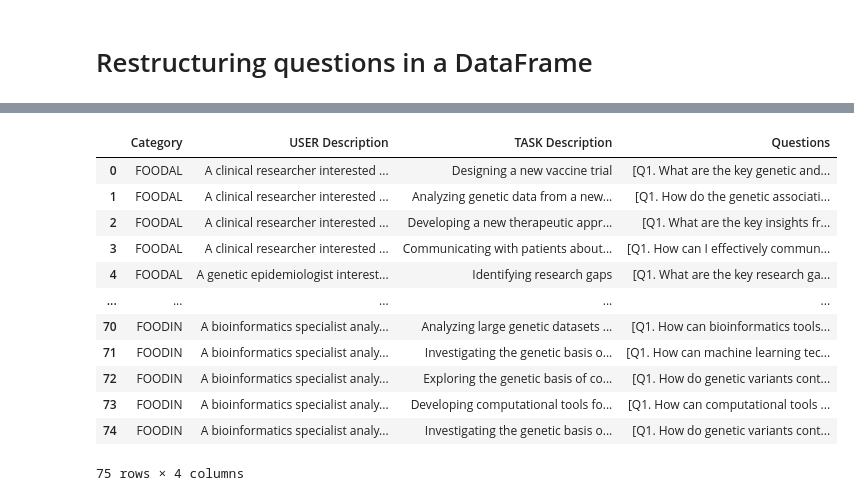
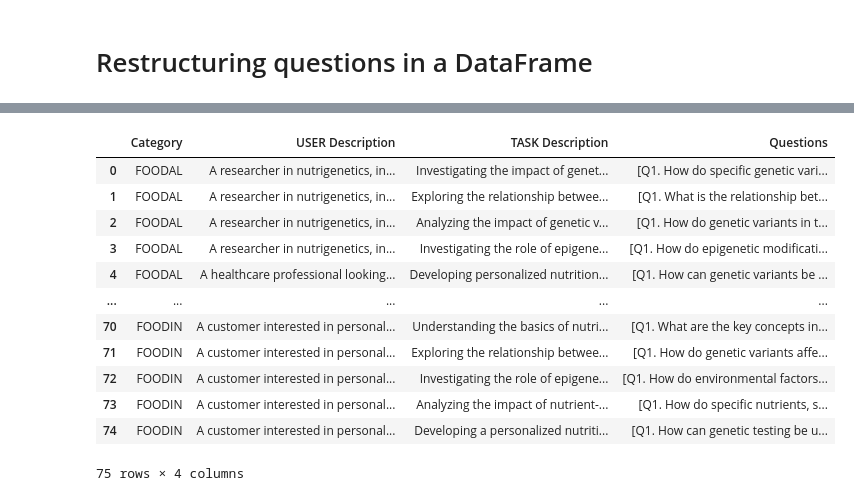
Before and after one commit to johndef64/nutrig-graphrag, a Jupyter notebook: biomedical/question_generation/question_generation_aibio.ipynb, the cells around one changed output, grey strips where cells are left out. Cells and saved outputs as stored; diff of their text form; code cells hidden in the pictures.

```diff
--- a/biomedical/question_generation/question_generation_aibio.ipynb
+++ b/biomedical/question_generation/question_generation_aibio.ipynb
@@ -240,23 +374,32 @@ with open(working_dir+'foodin_answer.txt', 'w') as f:
 K = 3
 N = 5
 M = 5
-working_dir = "/content/drive/MyDrive/workshop-ECAI/"
+# working_dir = "/content/drive/MyDrive/workshop-ECAI/"
 working_dir = os.getcwd() + "/documents_from_working_dataset/"
-with open(working_dir+'foodin_answer.txt', 'r') as file:
-  corpus_description = file.read()
 
-prompt = generate_questions(corpus_description, K, N, M)
+docs_list = [foodal_docs, obwcce_docs, eatbts_docs, vitmin_docs, foodin_docs]
+labels = ["foodal", "obwcce", "eatbts", "vitmin", "foodin"]
 
-chat_completion = client.chat.completions.create(
-    messages=[
-        {
-            "role": "user",
-            "content": prompt
-        }
-    ],
-    model=MODEL,
-)
+for i, doc in enumerate(docs_list):
+  with open(working_dir+f'{labels[i]}_answer.txt', 'r') as file:
+    corpus_description = file.read()
 
-answer = chat_completion.choices[0].message.content
+  prompt = generate_questions(corpus_description, K, N, M)
 
-print(answer)
+  chat_completion = client.chat.completions.create(
+      messages=[
+          {
+              "role": "user",
+              "content": prompt
+          }
+      ],
+      model=MODEL,
+  )
+
+  answer = chat_completion.choices[0].message.content
+
+  print(answer)
+
+  question_dir = os.getcwd() + "/questions_files/"
+  with open(question_dir+f'{labels[i]}_generated_question.txt', 'w') as f:
+    f.write(answer)
@@ -263,7 +497,3 @@ print(answer)
-# %%
-question_dir = os.getcwd() + "/questions_files/"
-with open(question_dir+'foodin_generated_question.txt', 'w') as f:
-  f.write(answer)
 # %% [markdown]
 # Restructuring questions in a DataFrame
 # %%
@@ -364,21 +617,21 @@ df_foodal
 df_combined = pd.concat([df_foodal, df_obwcce, df_eatbts, df_vitmin, df_foodin], ignore_index=True)
 # %%
 
-df_combined.to_pickle("questions_dataframe.pkl")
+df_combined.to_pickle("questions_dataframe_v2.pkl")
 df_combined
 # %% [output]
 |  | Category | USER Description | TASK Description | Questions |
-| 0 | FOODAL | A clinical researcher interested ... | Designing a new vaccine trial | [Q1. What are the key genetic and... |
-| 1 | FOODAL | A clinical researcher interested ... | Analyzing genetic data from a new... | [Q1. How do the genetic associati... |
-| 2 | FOODAL | A clinical researcher interested ... | Developing a new therapeutic appr... | [Q1. What are the key insights fr... |
-| 3 | FOODAL | A clinical researcher interested ... | Communicating with patients about... | [Q1. How can I effectively commun... |
-| 4 | FOODAL | A genetic epidemiologist interest... | Identifying research gaps | [Q1. What are the key research ga... |
+| 0 | FOODAL | A researcher in nutrigenetics, in... | Investigating the impact of genet... | [Q1. How do specific genetic vari... |
+| 1 | FOODAL | A researcher in nutrigenetics, in... | Exploring the relationship betwee... | [Q1. What is the relationship bet... |
+| 2 | FOODAL | A researcher in nutrigenetics, in... | Analyzing the impact of genetic v... | [Q1. How do genetic variants in t... |
+| 3 | FOODAL | A researcher in nutrigenetics, in... | Investigating the role of epigene... | [Q1. How do epigenetic modificati... |
+| 4 | FOODAL | A healthcare professional looking... | Developing personalized nutrition... | [Q1. How can genetic variants be ... |
 | ... | ... | ... | ... | ... |
-| 70 | FOODIN | A bioinformatics specialist analy... | Analyzing large genetic datasets ... | [Q1. How can bioinformatics tools... |
-| 71 | FOODIN | A bioinformatics specialist analy... | Investigating the genetic basis o... | [Q1. How can machine learning tec... |
-| 72 | FOODIN | A bioinformatics specialist analy... | Exploring the genetic basis of co... | [Q1. How do genetic variants cont... |
-| 73 | FOODIN | A bioinformatics specialist analy... | Developing computational tools fo... | [Q1. How can computational tools ... |
-| 74 | FOODIN | A bioinformatics specialist analy... | Investigating the genetic basis o... | [Q1. How do genetic variants cont... |
+| 70 | FOODIN | A customer interested in personal... | Understanding the basics of nutri... | [Q1. What are the key concepts in... |
+| 71 | FOODIN | A customer interested in personal... | Exploring the relationship betwee... | [Q1. How do genetic variants affe... |
+| 72 | FOODIN | A customer interested in personal... | Investigating the role of epigene... | [Q1. How do environmental factors... |
+| 73 | FOODIN | A customer interested in personal... | Analyzing the impact of nutrient-... | [Q1. How do specific nutrients, s... |
+| 74 | FOODIN | A customer interested in personal... | Developing a personalized nutriti... | [Q1. How can genetic testing be u... |
 75 rows × 4 columns
 # %%
 for desc in df_combined['USER Description'].drop_duplicates():
```
Also changed, not shown: parts of 14 cells of this notebook, 11 other files.
